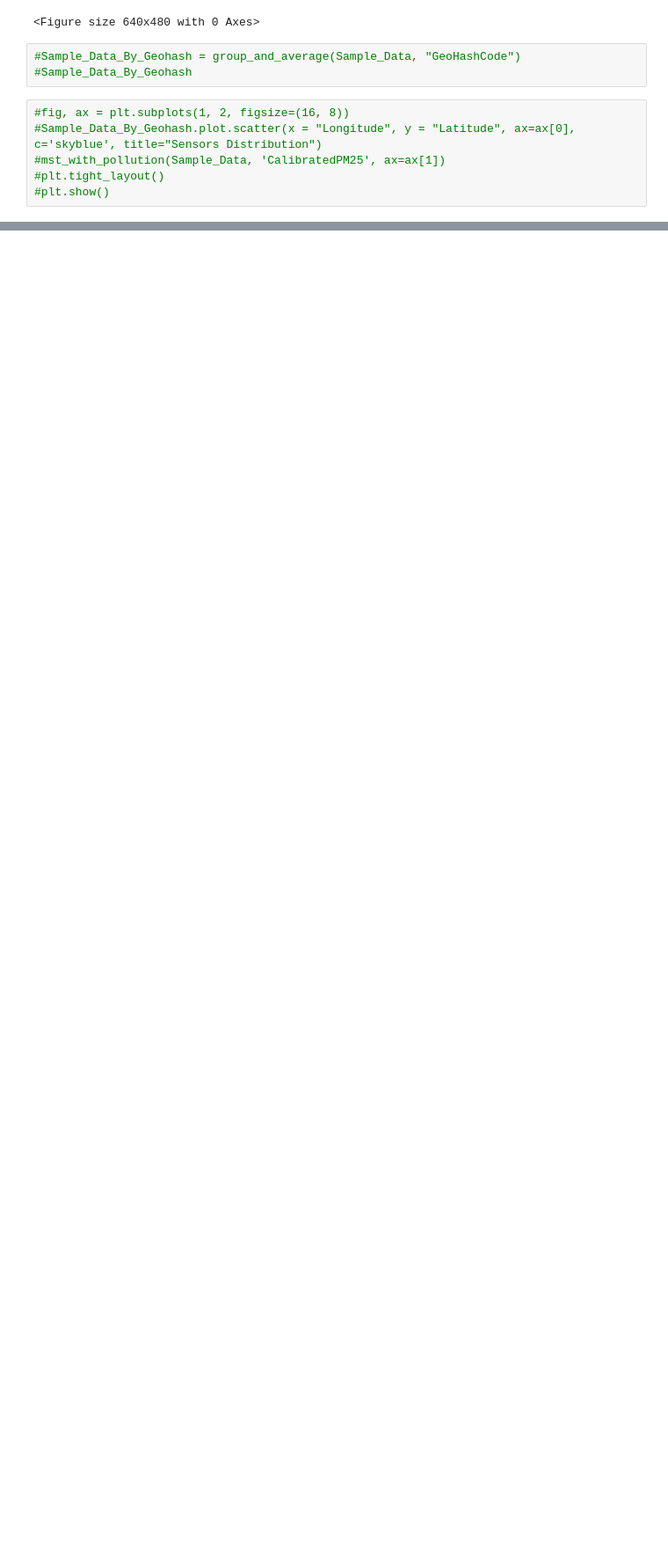
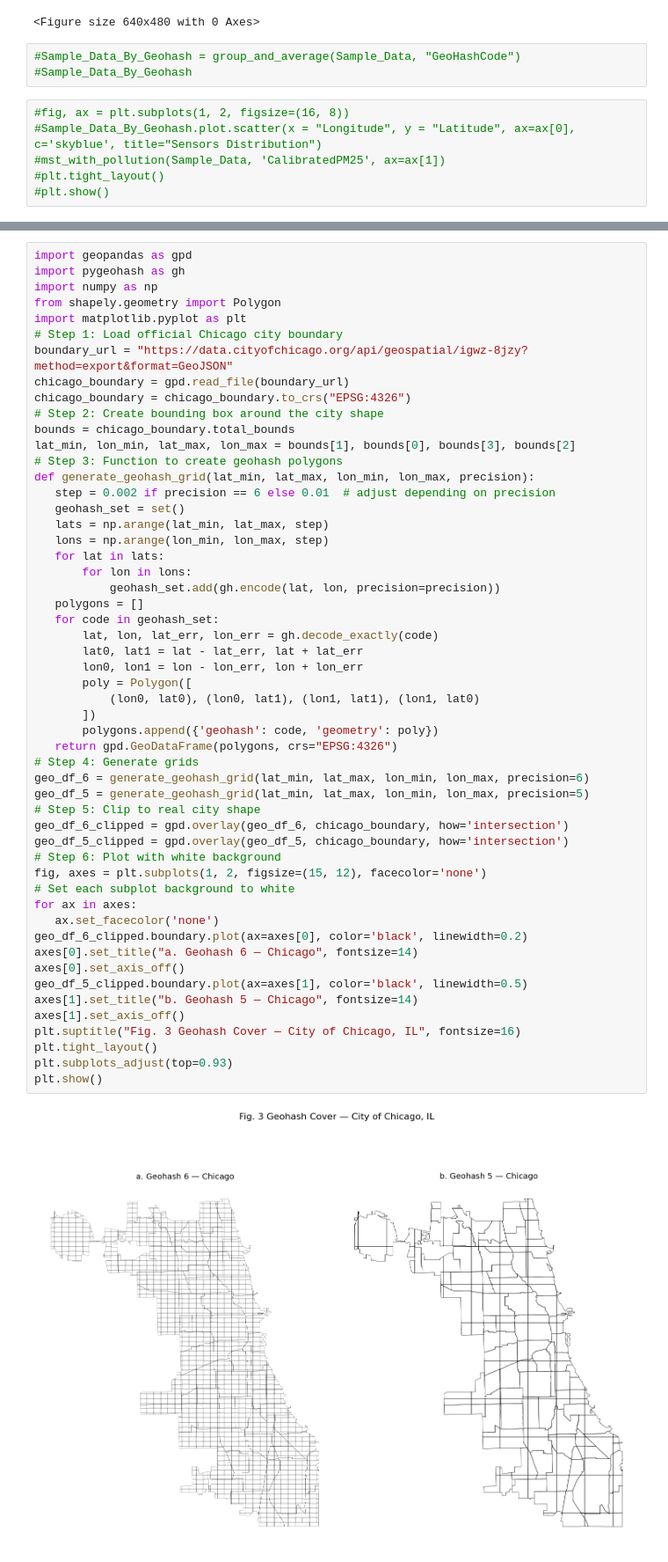
Before and after one commit to Dr-Isam-ALJAWARNEH/fds-project-geodevelopers, a Jupyter notebook: Minimum_Spanning_Tree_for_Optimizing_Pollution_Monitoring_Networks.ipynb, the cells around one changed output, grey strips where cells are left out. Shown at 88% size. Drawn from its saved outputs; the diff is of its cells as text; blank space fills up the shorter version.

```diff
--- a/Minimum_Spanning_Tree_for_Optimizing_Pollution_Monitoring_Networks.ipynb
+++ b/Minimum_Spanning_Tree_for_Optimizing_Pollution_Monitoring_Networks.ipynb
@@ -603,3 +598,58 @@ Sensors_Suggestion_By_Geohash[Sensors_Suggestion_By_Geohash["Suggestion"] != "Ma
 | 103 | dp3wkb | 5 | 1 | 2040.000000 | 41.881471 | -87.672189 | 15.394000 | 28.116000 | ... |
 | 104 | dp3w5c | 8 | 1 | 2042.000000 | 41.844200 | -87.724800 | 14.596250 | 32.378750 | ... |
 | 105 | dp3whj | 8 | 1 | 2043.000000 | 41.866448 | -87.710325 | 15.196250 | 32.521250 | ... |
+# %%
+import geopandas as gpd
+import pygeohash as gh
+import numpy as np
+from shapely.geometry import Polygon
+import matplotlib.pyplot as plt
+# Step 1: Load official Chicago city boundary
+boundary_url = "https://data.cityofchicago.org/api/geospatial/igwz-8jzy?method=export&format=GeoJSON"
+chicago_boundary = gpd.read_file(boundary_url)
+chicago_boundary = chicago_boundary.to_crs("EPSG:4326")
+# Step 2: Create bounding box around the city shape
+bounds = chicago_boundary.total_bounds
+lat_min, lon_min, lat_max, lon_max = bounds[1], bounds[0], bounds[3], bounds[2]
+# Step 3: Function to create geohash polygons
+def generate_geohash_grid(lat_min, lat_max, lon_min, lon_max, precision):
+   step = 0.002 if precision == 6 else 0.01  # adjust depending on precision
+   geohash_set = set()
+   lats = np.arange(lat_min, lat_max, step)
+   lons = np.arange(lon_min, lon_max, step)
+   for lat in lats:
+       for lon in lons:
+           geohash_set.add(gh.encode(lat, lon, precision=precision))
+   polygons = []
+   for code in geohash_set:
+       lat, lon, lat_err, lon_err = gh.decode_exactly(code)
+       lat0, lat1 = lat - lat_err, lat + lat_err
+       lon0, lon1 = lon - lon_err, lon + lon_err
+       poly = Polygon([
+           (lon0, lat0), (lon0, lat1), (lon1, lat1), (lon1, lat0)
+       ])
+       polygons.append({'geohash': code, 'geometry': poly})
+   return gpd.GeoDataFrame(polygons, crs="EPSG:4326")
+# Step 4: Generate grids
+geo_df_6 = generate_geohash_grid(lat_min, lat_max, lon_min, lon_max, precision=6)
+geo_df_5 = generate_geohash_grid(lat_min, lat_max, lon_min, lon_max, precision=5)
+# Step 5: Clip to real city shape
+geo_df_6_clipped = gpd.overlay(geo_df_6, chicago_boundary, how='intersection')
+geo_df_5_clipped = gpd.overlay(geo_df_5, chicago_boundary, how='intersection')
+# Step 6: Plot with white background
+fig, axes = plt.subplots(1, 2, figsize=(15, 12), facecolor='none')
+# Set each subplot background to white
+for ax in axes:
+   ax.set_facecolor('none')
+geo_df_6_clipped.boundary.plot(ax=axes[0], color='black', linewidth=0.2)
+axes[0].set_title("a. Geohash 6 — Chicago", fontsize=14)
+axes[0].set_axis_off()
+geo_df_5_clipped.boundary.plot(ax=axes[1], color='black', linewidth=0.5)
+axes[1].set_title("b. Geohash 5 — Chicago", fontsize=14)
+axes[1].set_axis_off()
+plt.suptitle("Fig. 3 Geohash Cover — City of Chicago, IL", fontsize=16)
+plt.tight_layout()
+plt.subplots_adjust(top=0.93)
+plt.show()
+# %% [output]
+[figure, added]
```
Also changed, not shown: parts of 11 cells of this notebook.
